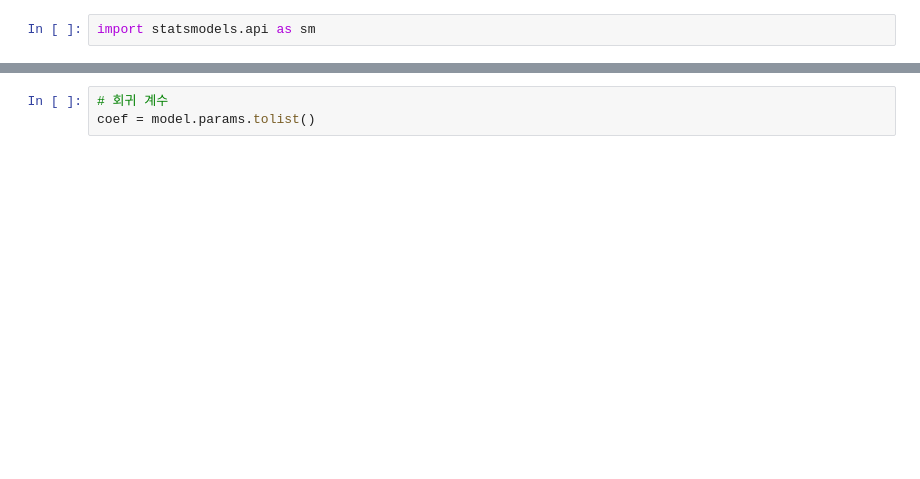
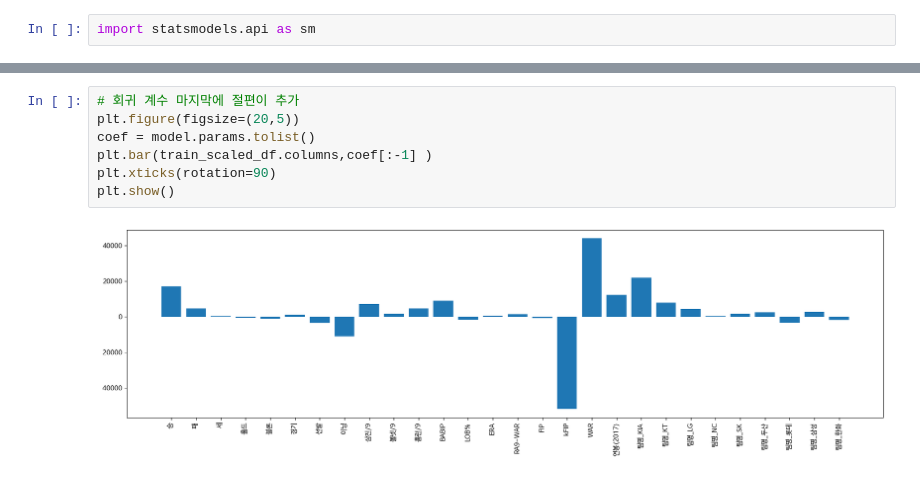
Before and after one commit to leekyuyoung202306/PYTHON, a Jupyter notebook: 12주차/[12주차]데이터분석03.ipynb, the cells around one changed output, grey strips where cells are left out. Saved outputs shown, nothing was run; the diff lists cells and outputs as text; blank space fills up the shorter version.

```diff
--- a/12주차/[12주차]데이터분석03.ipynb
+++ b/12주차/[12주차]데이터분석03.ipynb
@@ -201,6 +250,12 @@ Notes:
 [1] Standard Errors assume that the covariance matrix of the errors is correctly specified.
 [2] The smallest eigenvalue is 1.21e-30. This might indicate that there are
 strong multicollinearity problems or that the design matrix is singular.
-# %%
-# 회귀 계수
-coef = model.params.tolist()
+# %%
+# 회귀 계수 마지막에 절편이 추가
+plt.figure(figsize=(20,5))
+coef = model.params.tolist()
+plt.bar(train_scaled_df.columns,coef[:-1] )
+plt.xticks(rotation=90)
+plt.show()
+# %% [output]
+[figure, added]
```
Also changed, not shown: parts of 16 cells of this notebook.
